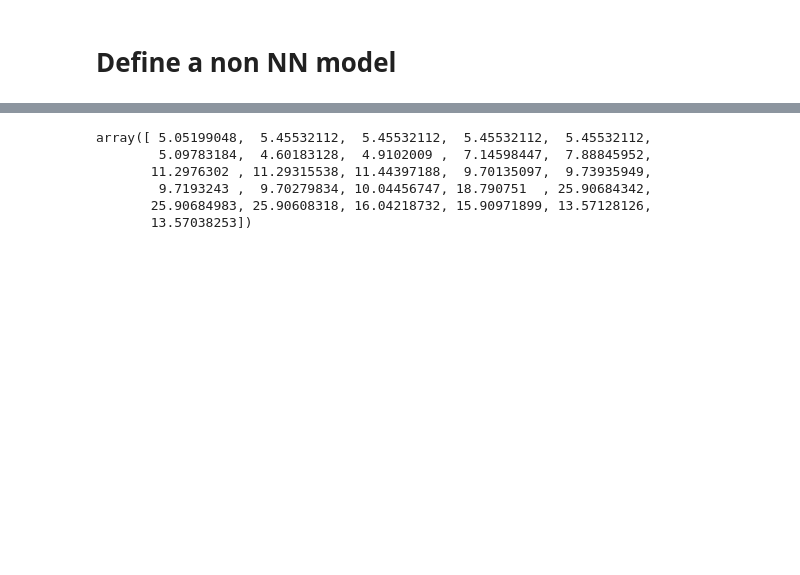
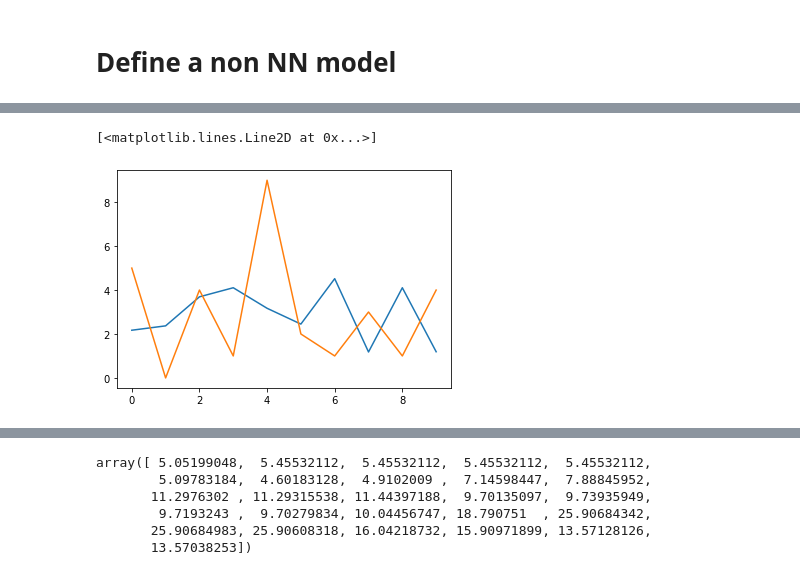
Before and after one commit to jonhilgart22/model-bias-experiments, a Jupyter notebook: notebooks/mnist_model_experiments.ipynb, the cells around one changed output, grey strips where cells are left out. Saved outputs shown, nothing was run; the diff lists cells and outputs as text; code cells hidden in the pictures; blank space fills up the shorter version.

```diff
--- a/notebooks/mnist_model_experiments.ipynb
+++ b/notebooks/mnist_model_experiments.ipynb
@@ -307,3 +327,7 @@ class RandomModelArchitecture():
                 predictions.append(final_prediction)
                 break
         self.model_architecture = np.array(new_architecture_list)
+# %%
+rma = RandomModelArchitecture(2, ['mf_pow'], custom_math_functions)
+# %%
+rma.set_loss( 10)
@@ -508,0 +530,8 @@ array([128.93997166, 162.35323938, 162.35323938, 162.35323938])
+# %%
+class_rmse = []
+class_loss = []
+for rma_class in best_architectures:
+    class_rmse.append(rma_class.rmse)
+    class_loss.append(rma_class.loss)
+# %%
+best_rma_class = best_architectures[np.argmin(class_loss)]
@@ -508,0 +573,7 @@ array([128.93997166, 162.35323938, 162.35323938, 162.35323938])
+# %%
+# predictions
+plt.plot([best_rma_class.get_prediction_from_architecture(x_train[i]) for i in range(10)])
+plt.plot(y_train[:10])
+# %% [output]
+[<matplotlib.lines.Line2D at 0x...>]
+[figure, added]
```
Also changed, not shown: parts of 25 cells of this notebook.
